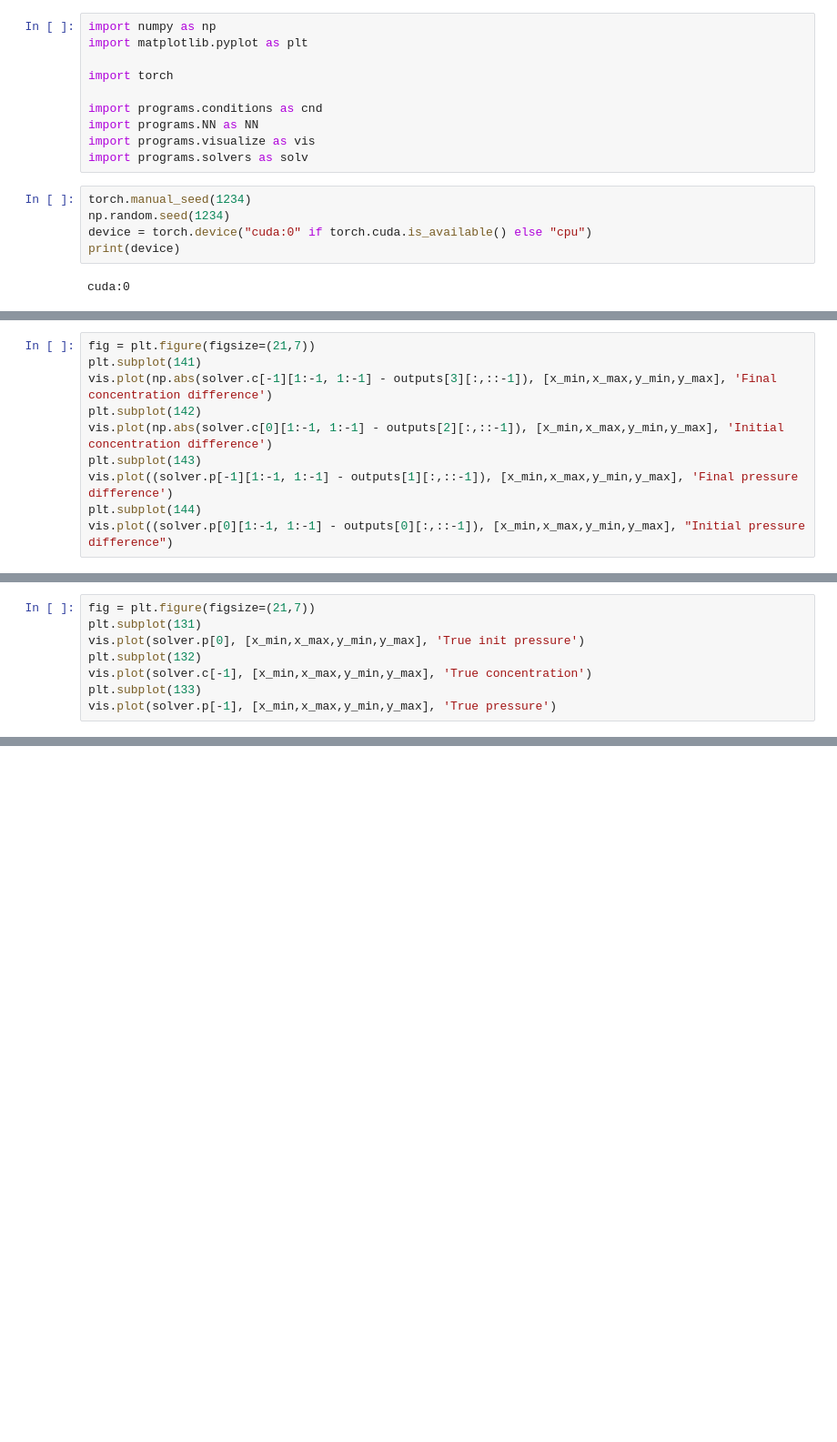
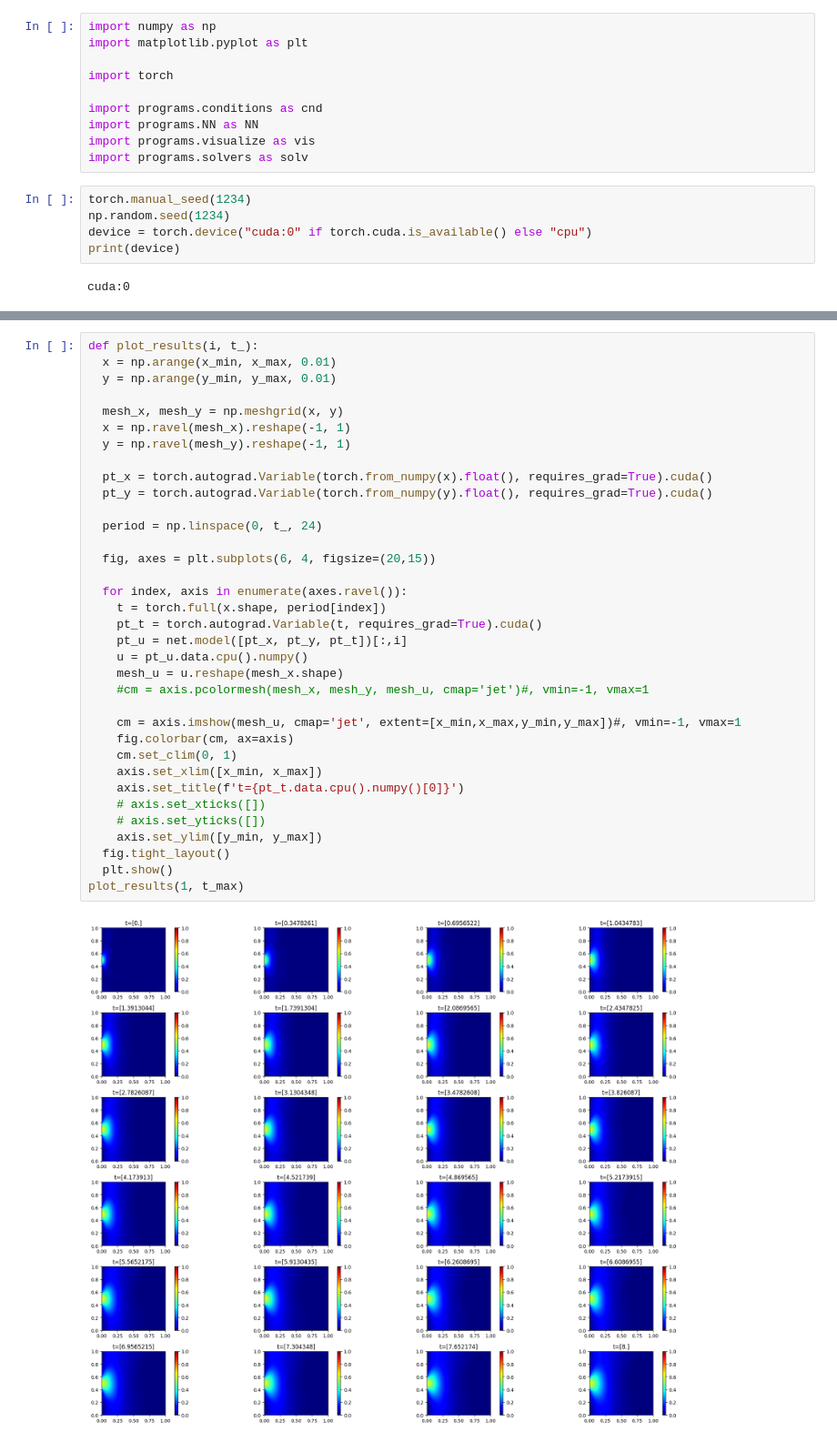
Before and after one commit to Kusok0vody/PyTorch_PiNN_for_Poisson_convection_equations_system, a Jupyter notebook: test.ipynb, the cells around one changed output, grey strips where cells are left out. Shown at 91% size. Cells and saved outputs as stored; diff of their text form; blank space fills up the shorter version.

```diff
--- a/test.ipynb
+++ b/test.ipynb
@@ -146,10 +147,0 @@ plt.plot(y, np.where(np.abs(y - np.max(y) / 2) <= chi / 2, 0.75, 0))
-# %%
-fig = plt.figure(figsize=(21,7))
-plt.subplot(141)
-vis.plot(np.abs(solver.c[-1][1:-1, 1:-1] - outputs[3][:,::-1]), [x_min,x_max,y_min,y_max], 'Final concentration difference')
-plt.subplot(142)
-vis.plot(np.abs(solver.c[0][1:-1, 1:-1] - outputs[2][:,::-1]), [x_min,x_max,y_min,y_max], 'Initial concentration difference')
-plt.subplot(143)
-vis.plot((solver.p[-1][1:-1, 1:-1] - outputs[1][:,::-1]), [x_min,x_max,y_min,y_max], 'Final pressure difference')
-plt.subplot(144)
-vis.plot((solver.p[0][1:-1, 1:-1] - outputs[0][:,::-1]), [x_min,x_max,y_min,y_max], "Initial pressure difference")
@@ -158,8 +147,0 @@ vis.plot((solver.p[0][1:-1, 1:-1] - outputs[0][:,::-1]), [x_min,x_max,y_min,y_ma
-# %%
-fig = plt.figure(figsize=(21,7))
-plt.subplot(131)
-vis.plot(solver.p[0], [x_min,x_max,y_min,y_max], 'True init pressure')
-plt.subplot(132)
-vis.plot(solver.c[-1], [x_min,x_max,y_min,y_max], 'True concentration')
-plt.subplot(133)
-vis.plot(solver.p[-1], [x_min,x_max,y_min,y_max], 'True pressure')
@@ -174,0 +182,37 @@ vis.plot(a, [x_min,x_max,y_min,y_max], 'True pressure')
+# %%
+def plot_results(i, t_):
+  x = np.arange(x_min, x_max, 0.01)
+  y = np.arange(y_min, y_max, 0.01)
+
+  mesh_x, mesh_y = np.meshgrid(x, y)
+  x = np.ravel(mesh_x).reshape(-1, 1)
+  y = np.ravel(mesh_y).reshape(-1, 1)
+
+  pt_x = torch.autograd.Variable(torch.from_numpy(x).float(), requires_grad=True).cuda()
+  pt_y = torch.autograd.Variable(torch.from_numpy(y).float(), requires_grad=True).cuda()
+
+  period = np.linspace(0, t_, 24)
+
+  fig, axes = plt.subplots(6, 4, figsize=(20,15))
+
+  for index, axis in enumerate(axes.ravel()):
+    t = torch.full(x.shape, period[index])
+    pt_t = torch.autograd.Variable(t, requires_grad=True).cuda()
+    pt_u = net.model([pt_x, pt_y, pt_t])[:,i]
+    u = pt_u.data.cpu().numpy()
+    mesh_u = u.reshape(mesh_x.shape)
+    #cm = axis.pcolormesh(mesh_x, mesh_y, mesh_u, cmap='jet')#, vmin=-1, vmax=1
+
+    cm = axis.imshow(mesh_u, cmap='jet', extent=[x_min,x_max,y_min,y_max])#, vmin=-1, vmax=1
+    fig.colorbar(cm, ax=axis)
+    cm.set_clim(0, 1)
+    axis.set_xlim([x_min, x_max])
+    axis.set_title(f't={pt_t.data.cpu().numpy()[0]}')
+    # axis.set_xticks([])
+    # axis.set_yticks([])
+    axis.set_ylim([y_min, y_max])
+  fig.tight_layout()
+  plt.show()
+plot_results(1, t_max)
+# %% [output]
+[figure, added]
```
Also changed, not shown: parts of 16 cells of this notebook.
